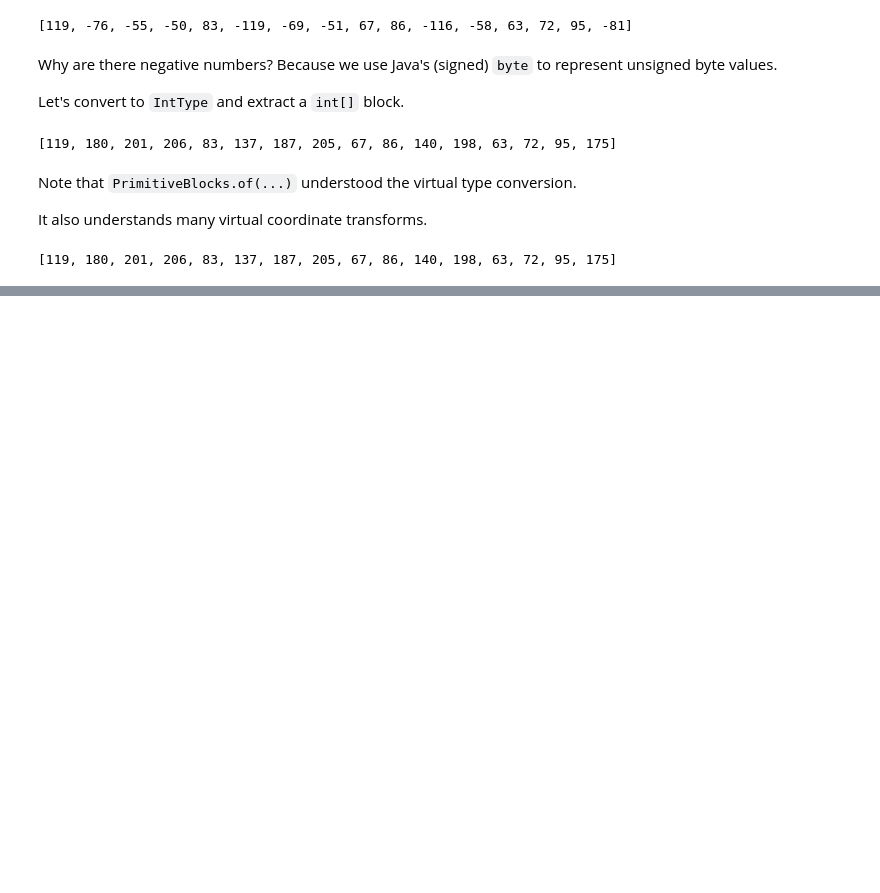
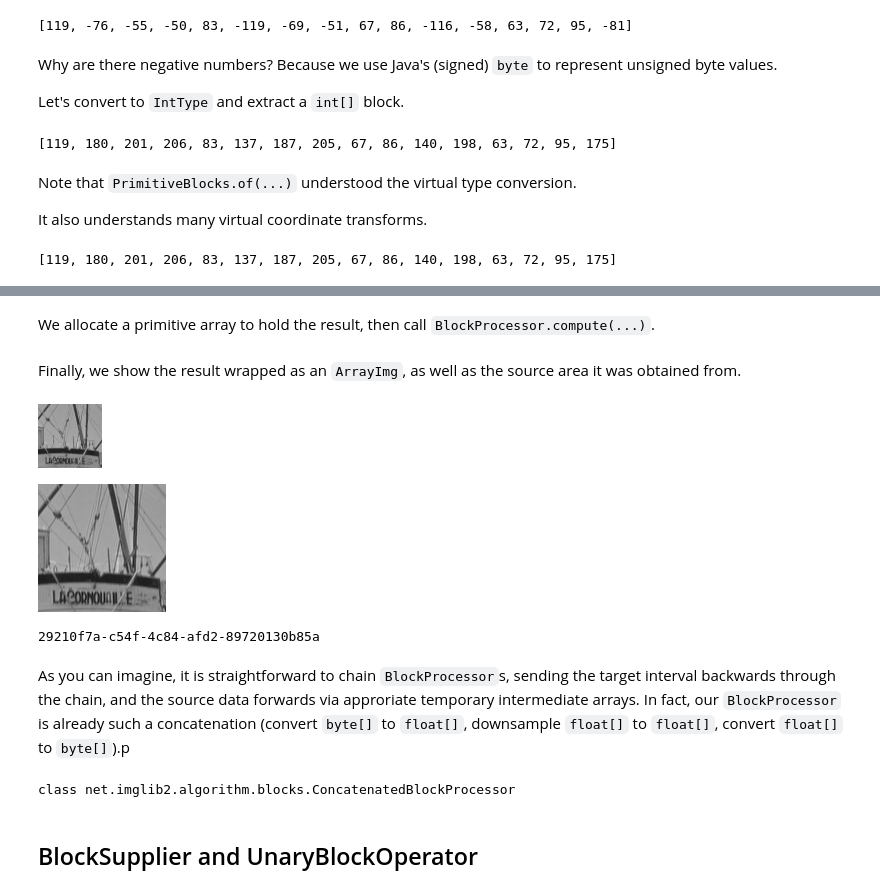
Before and after one commit to saalfeldlab/i2k2024-lazy-workshop, a Jupyter notebook: posts/05-blocks/05-blocks.ipynb, the cells around one changed output, grey strips where cells are left out. Saved outputs shown, nothing was run; the diff lists cells and outputs as text; code cells hidden in the pictures; blank space fills up the shorter version.

Commit message:
WIP PrimtiveBlocks notebook

```diff
--- a/posts/05-blocks/05-blocks.ipynb
+++ b/posts/05-blocks/05-blocks.ipynb
@@ -101,0 +192,2 @@ Arrays.toString(array)
+# %% [markdown]
+ We allocate a primitive array to hold the result, then call `BlockProcessor.compute(...)`.
@@ -101,0 +197,19 @@ Arrays.toString(array)
+# %% [markdown]
+Finally, we show the result wrapped as an `ArrayImg`, as well as the source area it was obtained from.
+# %%
+var downsampled = ArrayImgs.unsignedBytes(targetData, 64, 64);
+display(downsampled);
+display(img.view().interval(processor.getSourceInterval()));
+# %% [output]
+[figure, added]
+[figure, added]
+29210f7a-c54f-4c84-afd2-89720130b85a
+# %% [markdown]
+As you can imagine, it is straightforward to chain `BlockProcessor`s, sending the target interval backwards through the chain, and the source data forwards via approriate temporary intermediate arrays.
+In fact, our `BlockProcessor` is already such a concatenation (convert `byte[]` to `float[]`, downsample `float[]` to `float[]`, convert `float[]` to `byte[]`).p
+# %%
+System.out.println(processor.getClass());
+# %% [output]
+class net.imglib2.algorithm.blocks.ConcatenatedBlockProcessor
+# %% [markdown]
+## BlockSupplier and UnaryBlockOperator
```
Also changed, not shown: parts of 31 cells of this notebook.
